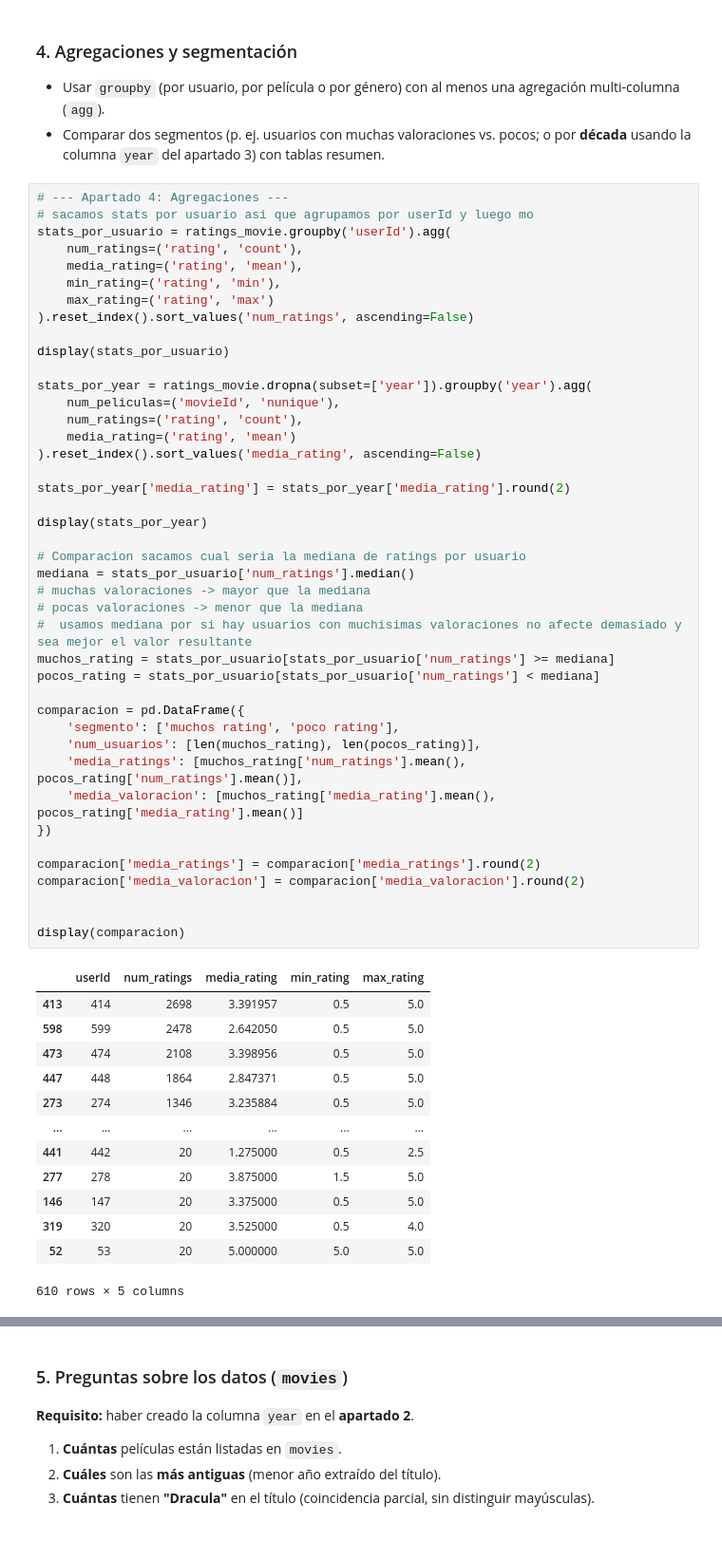
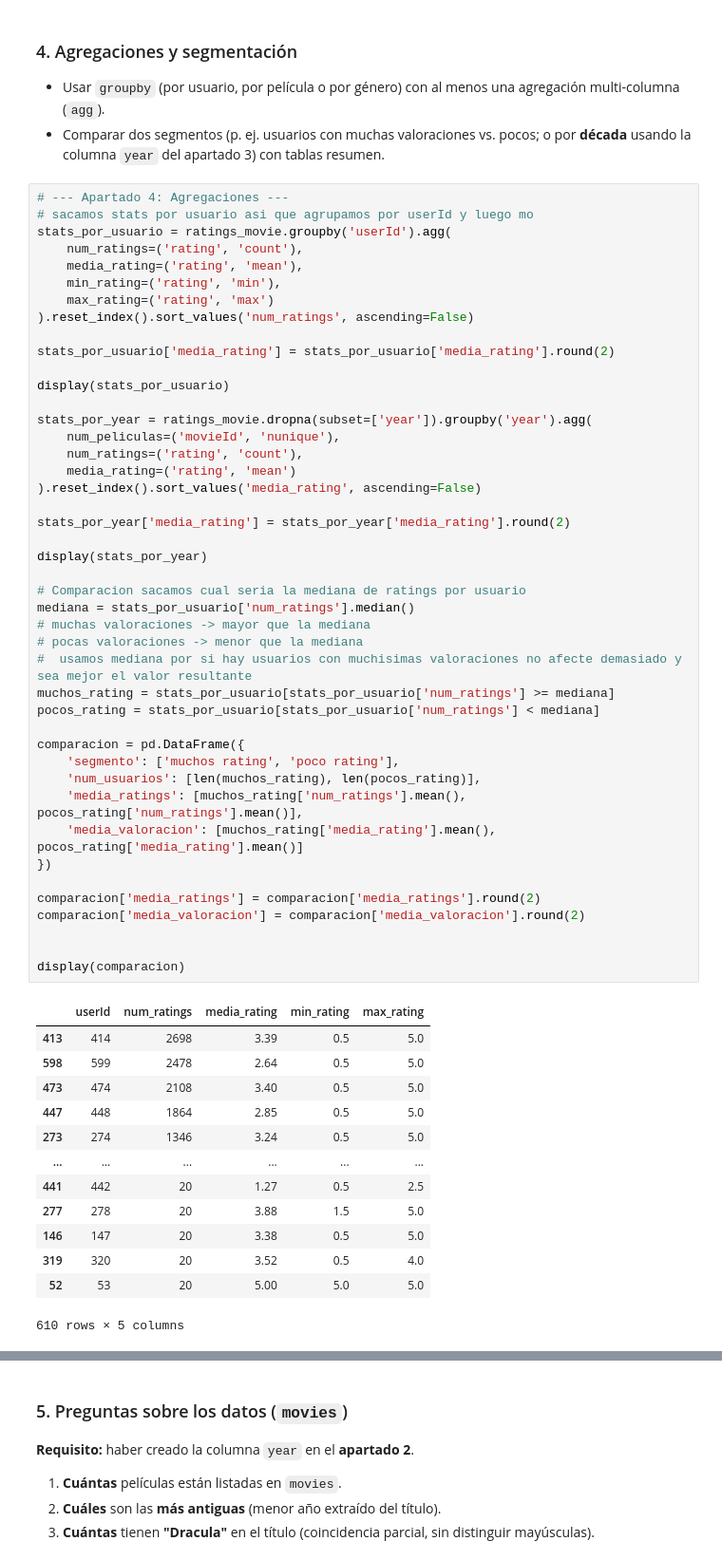
Before and after one commit to xFloki/tc-catalogo-peliculas-team-8, a Jupyter notebook: Team_Challenge_sprint03_04.ipynb, the cells around one changed output, grey strips where cells are left out. Shown at 95% size. Saved outputs shown, nothing was run; the diff lists cells and outputs as text.

Commit message:
(refactor) formatear media a 2 decimales
- En el ejericio 4 de agregaciones formateamos la media_rating de
stats_por_usuario a dos decimales
- Reelanzar todos los bloques para regenerar outputs

```diff
--- a/Team_Challenge_sprint03_04.ipynb
+++ b/Team_Challenge_sprint03_04.ipynb
@@ -264,6 +264,8 @@ stats_por_usuario = ratings_movie.groupby('userId').agg(
     min_rating=('rating', 'min'),
     max_rating=('rating', 'max')
 ).reset_index().sort_values('num_ratings', ascending=False)
+
+stats_por_usuario['media_rating'] = stats_por_usuario['media_rating'].round(2)
 
 display(stats_por_usuario)
 
@@ -272,44 +274,44 @@ stats_por_year = ratings_movie.dropna(subset=['year']).groupby('year').agg(
     num_ratings=('rating', 'count'),
     media_rating=('rating', 'mean')
 ).reset_index().sort_values('media_rating', ascending=False)
 
 stats_por_year['media_rating'] = stats_por_year['media_rating'].round(2)
 
 display(stats_por_year)
 
 # Comparacion sacamos cual seria la mediana de ratings por usuario
 mediana = stats_por_usuario['num_ratings'].median()
 # muchas valoraciones -> mayor que la mediana
 # pocas valoraciones -> menor que la mediana
 #  usamos mediana por si hay usuarios con muchisimas valoraciones no afecte demasiado y sea mejor el valor resultante
 muchos_rating = stats_por_usuario[stats_por_usuario['num_ratings'] >= mediana]
 pocos_rating = stats_por_usuario[stats_por_usuario['num_ratings'] < mediana]
 
 comparacion = pd.DataFrame({
     'segmento': ['muchos rating', 'poco rating'],
     'num_usuarios': [len(muchos_rating), len(pocos_rating)],
     'media_ratings': [muchos_rating['num_ratings'].mean(), pocos_rating['num_ratings'].mean()],
     'media_valoracion': [muchos_rating['media_rating'].mean(), pocos_rating['media_rating'].mean()]
 })
 
 comparacion['media_ratings'] = comparacion['media_ratings'].round(2)
 comparacion['media_valoracion'] = comparacion['media_valoracion'].round(2)
 
 
 display(comparacion)
 # %% [output]
 |  | userId | num_ratings | media_rating | min_rating | max_rating |
-| 413 | 414 | 2698 | 3.391957 | 0.5 | 5.0 |
-| 598 | 599 | 2478 | 2.642050 | 0.5 | 5.0 |
-| 473 | 474 | 2108 | 3.398956 | 0.5 | 5.0 |
-| 447 | 448 | 1864 | 2.847371 | 0.5 | 5.0 |
-| 273 | 274 | 1346 | 3.235884 | 0.5 | 5.0 |
+| 413 | 414 | 2698 | 3.39 | 0.5 | 5.0 |
+| 598 | 599 | 2478 | 2.64 | 0.5 | 5.0 |
+| 473 | 474 | 2108 | 3.40 | 0.5 | 5.0 |
+| 447 | 448 | 1864 | 2.85 | 0.5 | 5.0 |
+| 273 | 274 | 1346 | 3.24 | 0.5 | 5.0 |
 | ... | ... | ... | ... | ... | ... |
-| 441 | 442 | 20 | 1.275000 | 0.5 | 2.5 |
-| 277 | 278 | 20 | 3.875000 | 1.5 | 5.0 |
-| 146 | 147 | 20 | 3.375000 | 0.5 | 5.0 |
-| 319 | 320 | 20 | 3.525000 | 0.5 | 4.0 |
-| 52 | 53 | 20 | 5.000000 | 5.0 | 5.0 |
+| 441 | 442 | 20 | 1.27 | 0.5 | 2.5 |
+| 277 | 278 | 20 | 3.88 | 1.5 | 5.0 |
+| 146 | 147 | 20 | 3.38 | 0.5 | 5.0 |
+| 319 | 320 | 20 | 3.52 | 0.5 | 4.0 |
+| 52 | 53 | 20 | 5.00 | 5.0 | 5.0 |
 610 rows × 5 columns
 |  | year | num_peliculas | num_ratings | media_rating |
 | 5 | 1917 | 1 | 1 | 4.50 |
```
Also changed, not shown: parts of 3 cells of this notebook.
